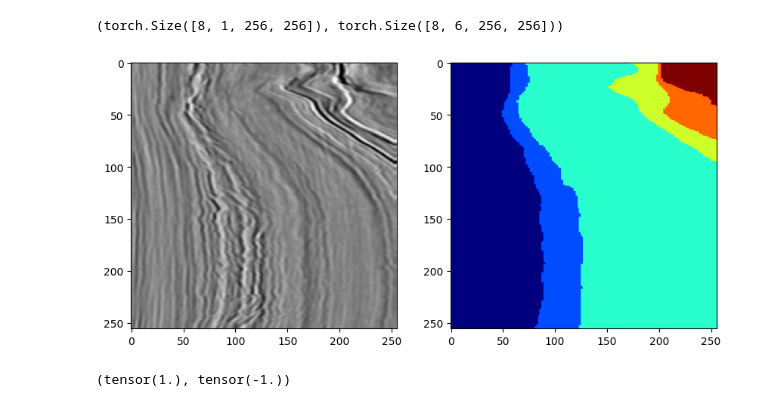
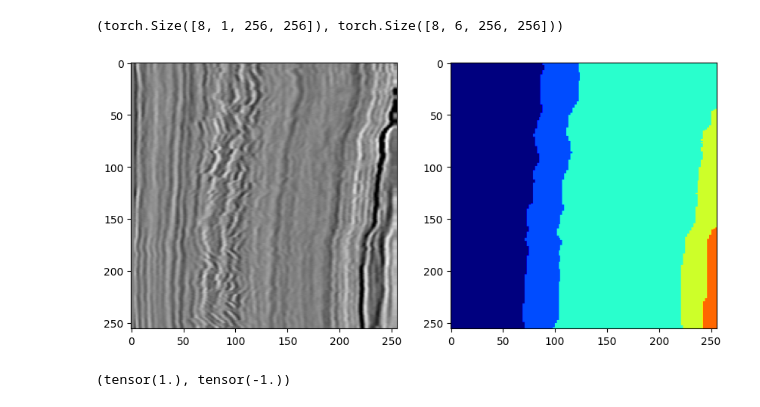
Before and after one commit to ravilkooo/ravil_project, a Jupyter notebook: unet_from_inet.ipynb, the cells around one changed output. Cells and saved outputs as stored; diff of their text form; code cells hidden in the pictures.

```diff
--- a/unet_from_inet.ipynb
+++ b/unet_from_inet.ipynb
@@ -120,7 +139,7 @@ np.expand_dims(seismic_example_i, axis=-1).shape
 # %% [output]
 (701, 255, 1)
 # %%
-stacked = np.dstack([np.expand_dims(seismic_example_i, axis=-1), labels_cat_example])
+stacked = np.dstack([np.expand_dims(seismic_example_i, axis=-1), labels_cat_example_i])
 stacked = rand_crop_1(stacked)
 im, lbl = stacked[0], stacked[1:]
 print(im.shape, lbl.shape)
@@ -173,12 +192,17 @@ labels_cat_arr_i.max()
 # %%
 fig, axs = plt.subplots(nrows=2, ncols=4, figsize=(8, 4))
 for i, image in enumerate(seismic_arr_i):
-    stacked = np.dstack([np.expand_dims(image, axis=-1), labels_cat_arr[i]])
+    stacked = np.dstack([np.expand_dims(image, axis=-1), labels_cat_arr_i[i]])
     stacked = rand_crop_1(stacked)
     im, lbl = stacked[0], stacked[1:]
     axs[0][2*i].imshow(image, cmap='gray')
     axs[0][2*i+1].imshow(im, cmap='gray')
-    axs[1][2*i].imshow(np.argmax(labels_cat_arr_i[i], axis=-1), cmap='jet')
-    axs[1][2*i+1].imshow(np.argmax(lbl.permute(1,2,0), axis=-1), cmap='jet')
+    axs[1][2*i].imshow(np.argmax(labels_cat_arr_i[i], axis=-1), cmap='jet', vmin=0, vmax=5)
+    axs[1][2*i+1].imshow(np.argmax(lbl.permute(1,2,0), axis=-1), cmap='jet', vmin=0, vmax=5)
+    for j in range(2):
+        axs[j][2*i].xaxis.set_major_locator(ticker.NullLocator())
+        axs[j][2*i].yaxis.set_major_locator(ticker.NullLocator())
+        axs[j][2*i+1].xaxis.set_major_locator(ticker.NullLocator())
+        axs[j][2*i+1].yaxis.set_major_locator(ticker.NullLocator())
 plt.show()
 # %% [output]
@@ -208,8 +218,11 @@ class MyDataset(Dataset):
         self.transform = transform
 
         self.seismic = np.load(pjoin(self.root,'train','train_seismic.npy'))
+        # seismic.shape = (701, 401, 255)
         self.labels  = np.load(pjoin(self.root,'train','train_labels.npy'   ))
+        # labels.shape = (701, 401, 255)
         self.labels  = to_categorical(self.labels,num_classes=self.n_classes)
+        # seismic.shape = (701, 401, 255, 6)
 
         path = pjoin(self.root, 'splits', self.split + '.txt')
         patch_list = tuple(open(path, 'r'))
@@ -228,27 +241,19 @@ class MyDataset(Dataset):
         elif direction == 'x':
             im = self.seismic[:,int(number),:]
             lbl = self.labels[:,int(number),:,:]
-        '''
-        if im.shape[0] == 701:
-            im = cv2.resize(im,(256,704))
-            # lbl = np.argmax(cv2.resize(lbl,(256,704)),axis=-1)
-            lbl = np.round(cv2.resize(lbl,(256,704)))
-        else:
-            im = cv2.resize(im,(256,416))
-            # lbl = np.argmax(cv2.resize(lbl,(256,416)),axis=-1)
-            lbl = np.round(cv2.resize(lbl,(256,416)))
-        '''
-        # im = cv2.resize(im,(256,416)) # выбрать единый размер для i и x
-        # lbl = np.argmax(cv2.resize(lbl,(256,416)),axis=-1)
-        # lbl = np.round(cv2.resize(lbl,(256,416))) # выбрать единый размер
-        # im = np.expand_dims(im, axis = 0)
+        # im.shape = (701 or 401, 255)
+        # lbl.shape = (701 or 401, 255, 6)
 
         assert im.shape[1] == 255 and lbl.shape[-1] == 6, f'wrong shapes: {im.shape} and {lbl.shape}'
 
         if self.transform:
             stacked = np.dstack([np.expand_dims(im, axis=-1), lbl])
+            # stacked.shape = (701 or 401, 255, 7)
             stacked = rand_crop_1(stacked)
+            # stacke.shape = torch.Size([7, 256, 256])
             im, lbl = stacked[0], stacked[1:]
+            # im.shape = torch.Size([256, 256])
+            # lbl.shape = torch.Size([6, 256, 256])
 
         if isinstance(im, np.ndarray):
             im = torch.from_numpy(im)
@@ -257,7 +262,9 @@ class MyDataset(Dataset):
 
         image_tensor = torch.unsqueeze(im, 0)
         image_tensor = image_tensor.float()
-        label_tensor = lbl.float() # или всё-таки int()??? если int, то тогда надо сделать round
+        label_tensor = lbl.float()
+        # image_tensor.shape = torch.Size([1, 256, 256])
+        # label_tensor.shape = torch.Size([6, 256, 256])
 
         return image_tensor, label_tensor
 # %%
@@ -273,5 +280,5 @@ num_epochs = 30
 # %%
-train_loader = DataLoader(train_dataset, batch_size=batch_size, shuffle=False)
+train_loader = DataLoader(train_dataset, batch_size=batch_size, shuffle=True)
 val_loader = DataLoader(val_dataset, batch_size=batch_size, shuffle=False)
 # %% [markdown]
 #### Проверка DataLoader-ов
@@ -287,10 +294,10 @@ image_tensor.shape, label_tensor.shape
 # %%
 fig, axs = plt.subplots(nrows=1, ncols=2, figsize=(10,10))
 axs[0].imshow(image_tensor[0,0,:,:], cmap='gray')
-axs[1].imshow(np.argmax(label_tensor[0,:,:,:],axis=0), cmap='jet')
+axs[1].imshow(np.argmax(label_tensor[0,:,:,:],axis=0), cmap='jet', vmin=0, vmax=5)
 plt.show()
 # %% [output]
-[figure, old version]
+[figure, new version]
 # %%
 image_tensor.max(), image_tensor.min() # нормировка должна быть внутри класса
 # %% [output]
```
Also changed, not shown: parts of 76 cells of this notebook, 8 other files.
